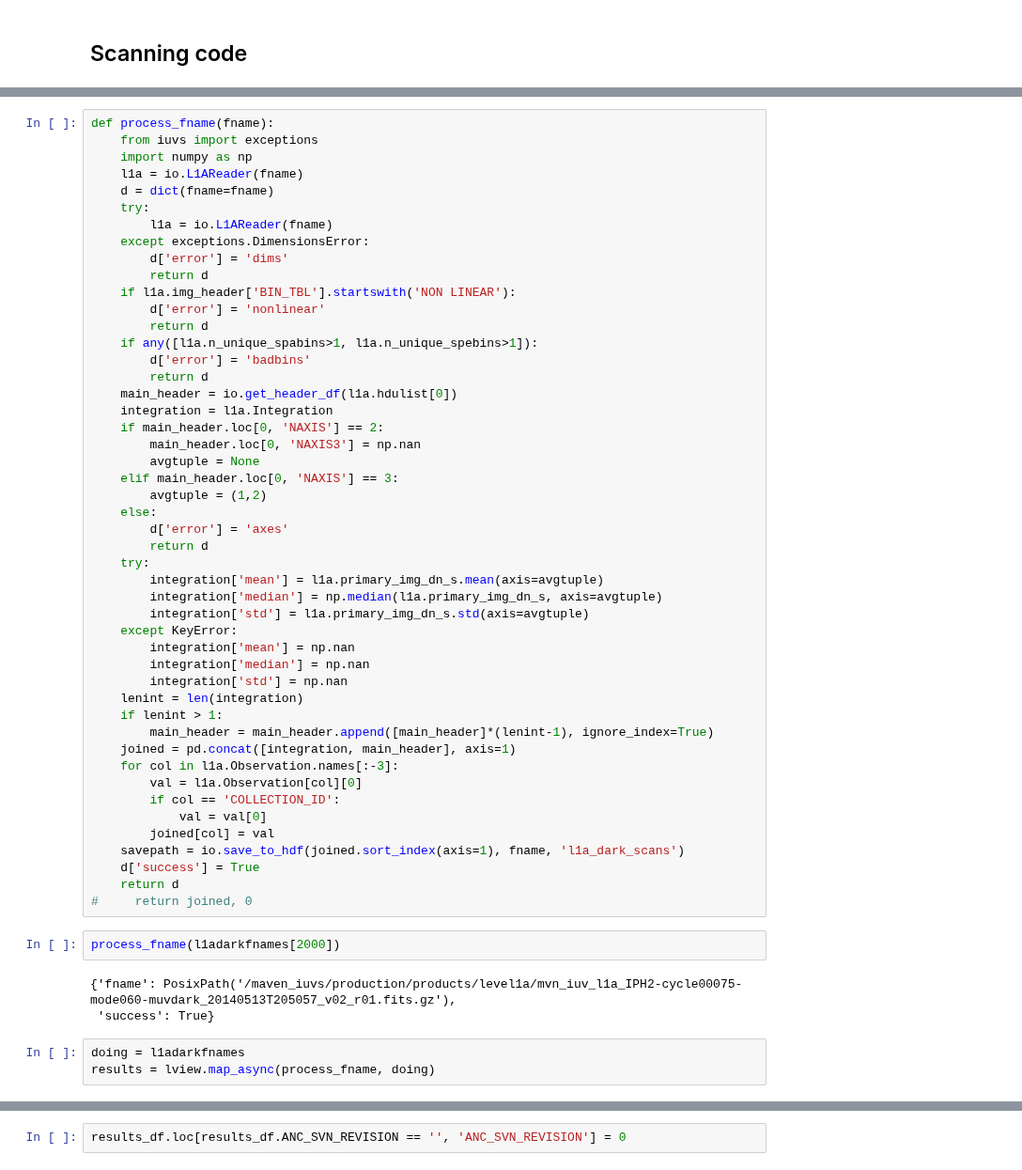
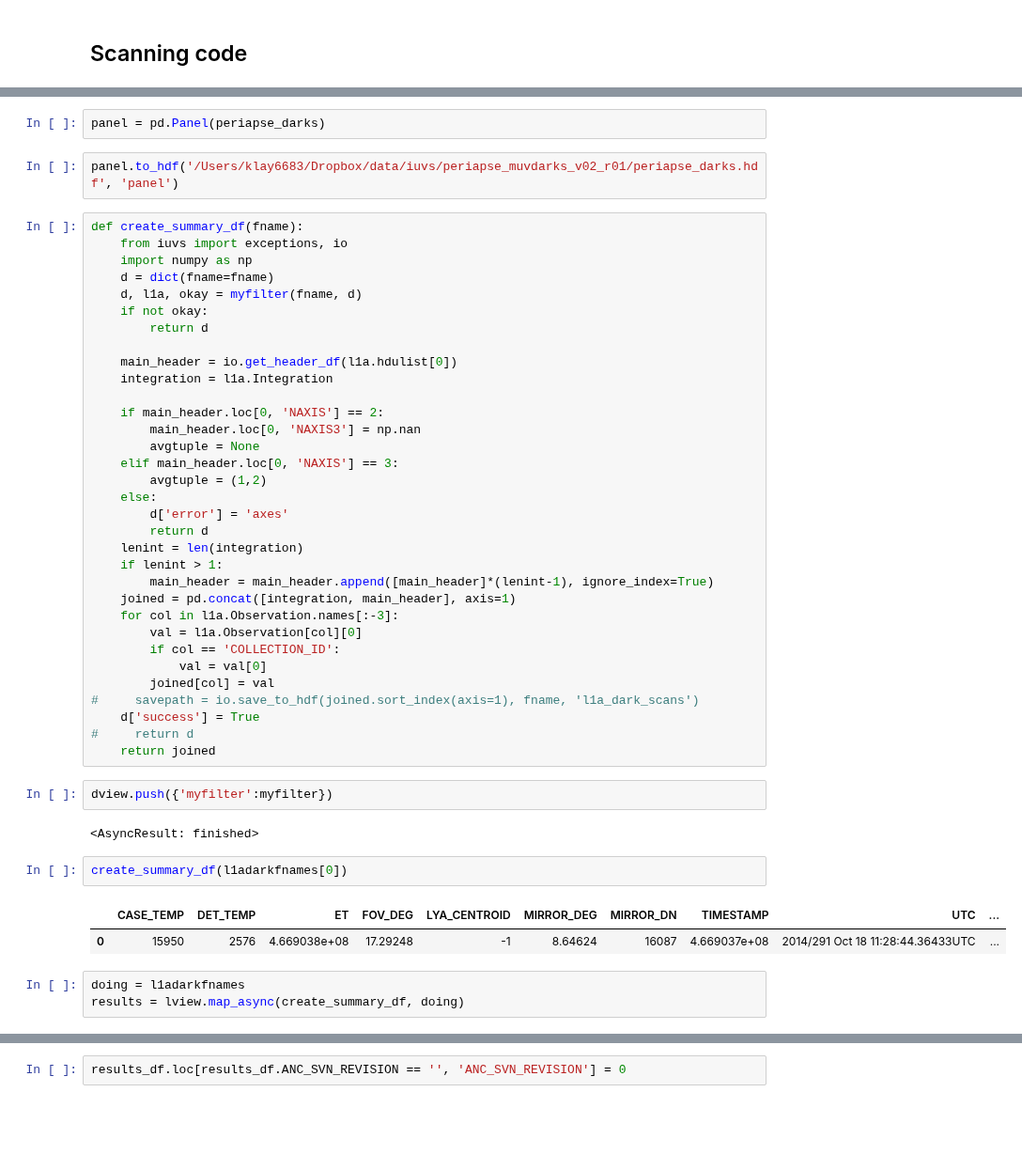
Before and after one commit to michaelaye/iuvs, a Jupyter notebook: notebooks/2015-10-19 L1A darks all scan pixel-wise.ipynb, the cells around one changed output, grey strips where cells are left out. Shown at 94% size. Drawn from its saved outputs; the diff is of its cells as text; blank space fills up the shorter version.

```diff
--- a/notebooks/2015-10-19 L1A darks all scan pixel-wise.ipynb
+++ b/notebooks/2015-10-19 L1A darks all scan pixel-wise.ipynb
@@ -153,22 +202,19 @@ memory usage: 30.2+ KB
+# %%
+panel = pd.Panel(periapse_darks)
+# %%
+panel.to_hdf('/Users/klay6683/Dropbox/data/iuvs/periapse_muvdarks_v02_r01/periapse_darks.hdf', 'panel')
 # %%
-def process_fname(fname):
-    from iuvs import exceptions
+def create_summary_df(fname):
+    from iuvs import exceptions, io
     import numpy as np
-    l1a = io.L1AReader(fname)
     d = dict(fname=fname)
-    try:
-        l1a = io.L1AReader(fname)
-    except exceptions.DimensionsError:
-        d['error'] = 'dims'
+    d, l1a, okay = myfilter(fname, d)
+    if not okay:
         return d
-    if l1a.img_header['BIN_TBL'].startswith('NON LINEAR'):
-        d['error'] = 'nonlinear'
-        return d
-    if any([l1a.n_unique_spabins>1, l1a.n_unique_spebins>1]):
-        d['error'] = 'badbins'
-        return d
+
     main_header = io.get_header_df(l1a.hdulist[0])
     integration = l1a.Integration
+
     if main_header.loc[0, 'NAXIS'] == 2:
         main_header.loc[0, 'NAXIS3'] = np.nan
         avgtuple = None
@@ -177,14 +223,6 @@ def process_fname(fname):
     else:
         d['error'] = 'axes'
         return d
-    try:
-        integration['mean'] = l1a.primary_img_dn_s.mean(axis=avgtuple)
-        integration['median'] = np.median(l1a.primary_img_dn_s, axis=avgtuple)
-        integration['std'] = l1a.primary_img_dn_s.std(axis=avgtuple)
-    except KeyError:
-        integration['mean'] = np.nan
-        integration['median'] = np.nan
-        integration['std'] = np.nan
     lenint = len(integration)
     if lenint > 1:
         main_header = main_header.append([main_header]*(lenint-1), ignore_index=True)
@@ -194,17 +232,21 @@ def process_fname(fname):
         if col == 'COLLECTION_ID':
             val = val[0]
         joined[col] = val
-    savepath = io.save_to_hdf(joined.sort_index(axis=1), fname, 'l1a_dark_scans')
+#     savepath = io.save_to_hdf(joined.sort_index(axis=1), fname, 'l1a_dark_scans')
     d['success'] = True
-    return d
-#     return joined, 0
+#     return d
+    return joined
-# %%
-process_fname(l1adarkfnames[2000])
-# %% [output]
-{'fname': PosixPath('/maven_iuvs/production/products/level1a/mvn_iuv_l1a_IPH2-cycle00075-mode060-muvdark_20140513T205057_v02_r01.fits.gz'),
- 'success': True}
+# %%
+dview.push({'myfilter':myfilter})
+# %% [output]
+<AsyncResult: finished>
+# %%
+create_summary_df(l1adarkfnames[0])
+# %% [output]
+|  | CASE_TEMP | DET_TEMP | ET | FOV_DEG | LYA_CENTROID | MIRROR_DEG | MIRROR_DN | TIMESTAMP | UTC | ... |
+| 0 | 15950 | 2576 | 4.669038e+08 | 17.29248 | -1 | 8.64624 | 16087 | 4.669037e+08 | 2014/291 Oct 18 11:28:44.36433UTC | ... |
 # %%
 doing = l1adarkfnames
-results = lview.map_async(process_fname, doing)
+results = lview.map_async(create_summary_df, doing)
 # %%
 nb_progress_display(results, doing)
```
Also changed, not shown: parts of 39 cells of this notebook, 1 other file.
